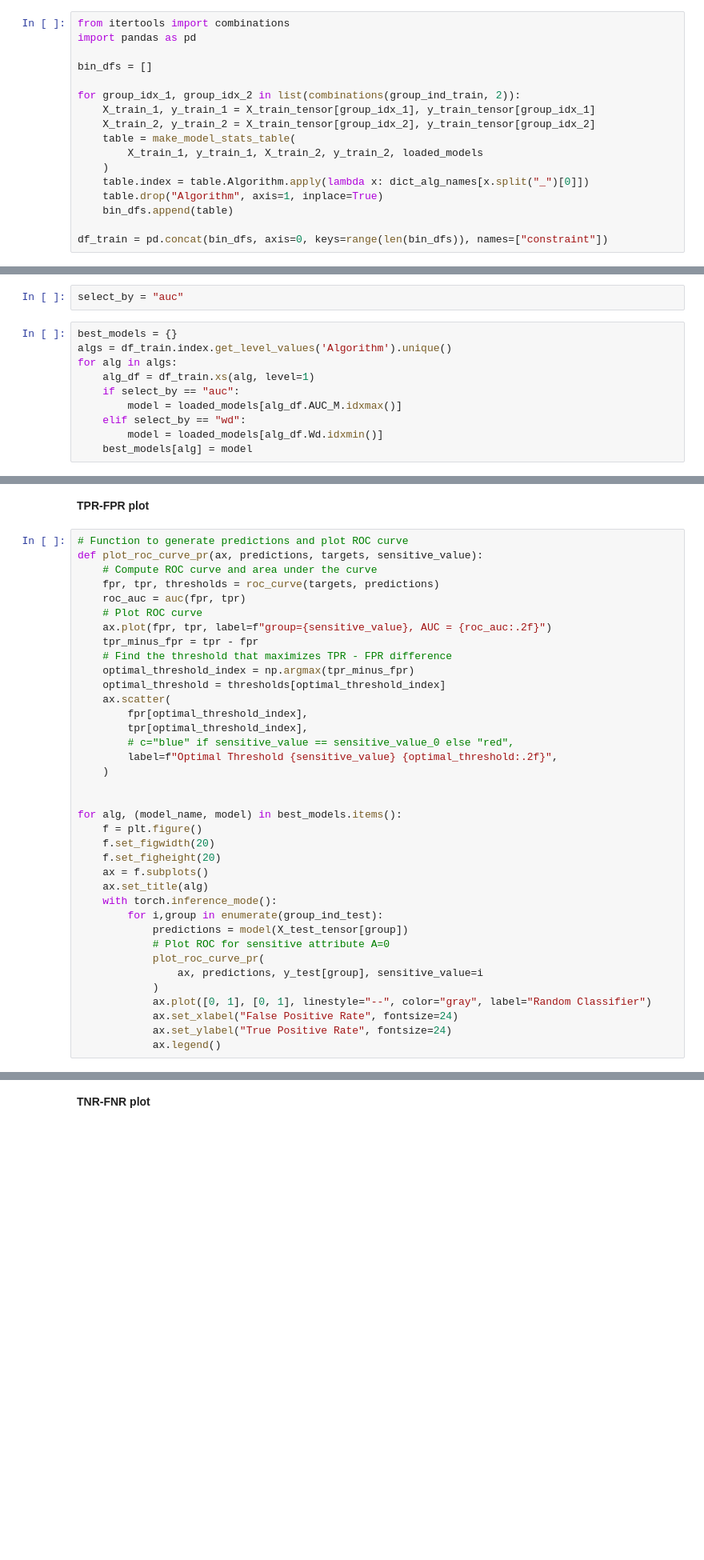
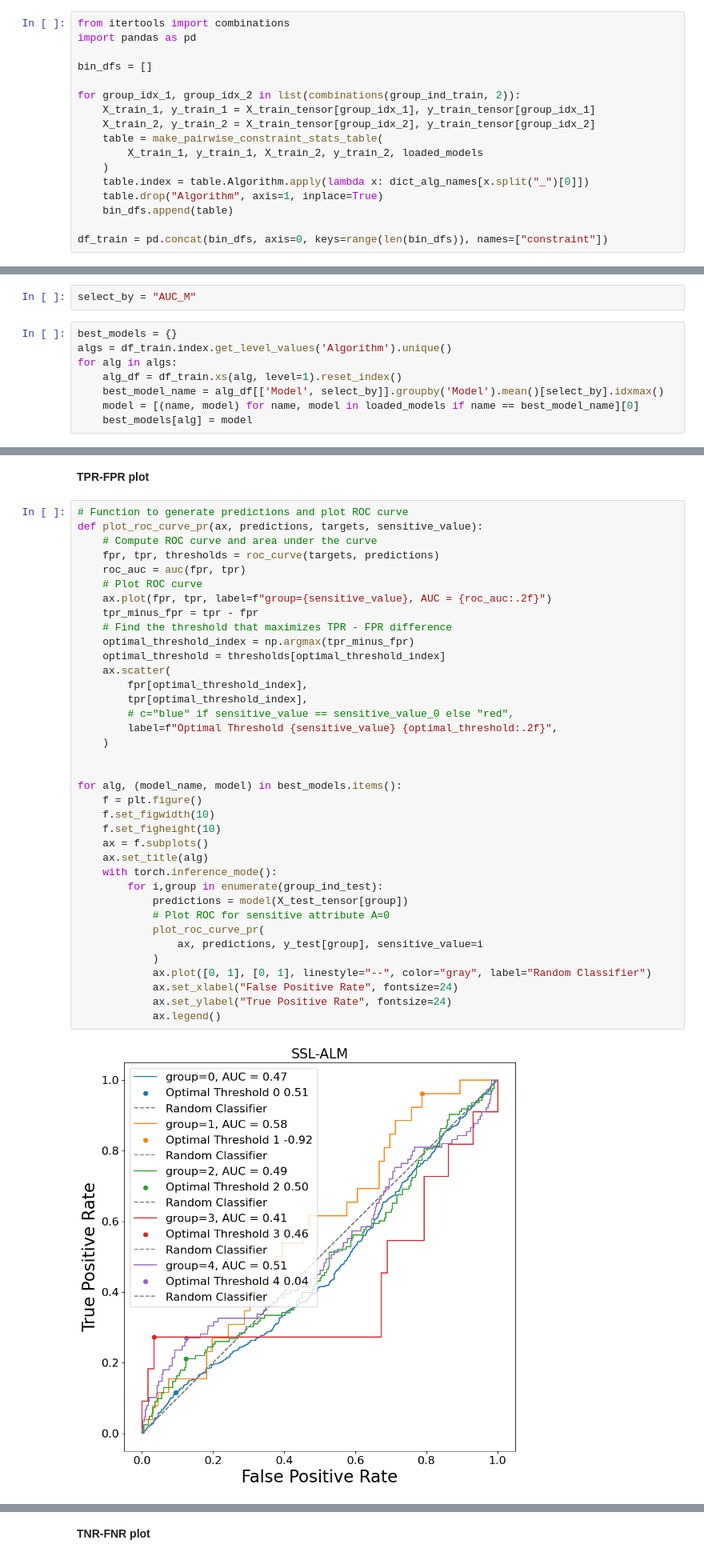
Before and after one commit to andrewklayk/humancompatible-train, a Jupyter notebook: experiments/model_plots.ipynb, the cells around one changed output, grey strips where cells are left out. Shown at 80% size. Saved outputs shown, nothing was run; the diff lists cells and outputs as text; blank space fills up the shorter version.

```diff
--- a/experiments/model_plots.ipynb
+++ b/experiments/model_plots.ipynb
@@ -122,7 +169,7 @@ bin_dfs = []
 for group_idx_1, group_idx_2 in list(combinations(group_ind_train, 2)):
     X_train_1, y_train_1 = X_train_tensor[group_idx_1], y_train_tensor[group_idx_1]
     X_train_2, y_train_2 = X_train_tensor[group_idx_2], y_train_tensor[group_idx_2]
-    table = make_model_stats_table(
+    table = make_pairwise_constraint_stats_table(
         X_train_1, y_train_1, X_train_2, y_train_2, loaded_models
     )
     table.index = table.Algorithm.apply(lambda x: dict_alg_names[x.split("_")[0]])
@@ -205,14 +287,12 @@ For now, choose the model with the highest mean AUC:
 # %%
-select_by = "auc"
+select_by = "AUC_M"
 # %%
 best_models = {}
 algs = df_train.index.get_level_values('Algorithm').unique()
 for alg in algs:
-    alg_df = df_train.xs(alg, level=1)
-    if select_by == "auc":
-        model = loaded_models[alg_df.AUC_M.idxmax()]
-    elif select_by == "wd":
-        model = loaded_models[alg_df.Wd.idxmin()]
+    alg_df = df_train.xs(alg, level=1).reset_index()
+    best_model_name = alg_df[['Model', select_by]].groupby('Model').mean()[select_by].idxmax()
+    model = [(name, model) for name, model in loaded_models if name == best_model_name][0]
     best_models[alg] = model
 # %% [markdown]
 #### Subgroup ROC
@@ -226,32 +306,34 @@ def plot_roc_curve_pr(ax, predictions, targets, sensitive_value):
     roc_auc = auc(fpr, tpr)
     # Plot ROC curve
     ax.plot(fpr, tpr, label=f"group={sensitive_value}, AUC = {roc_auc:.2f}")
     tpr_minus_fpr = tpr - fpr
     # Find the threshold that maximizes TPR - FPR difference
     optimal_threshold_index = np.argmax(tpr_minus_fpr)
     optimal_threshold = thresholds[optimal_threshold_index]
     ax.scatter(
         fpr[optimal_threshold_index],
         tpr[optimal_threshold_index],
         # c="blue" if sensitive_value == sensitive_value_0 else "red",
         label=f"Optimal Threshold {sensitive_value} {optimal_threshold:.2f}",
     )
 
 
 for alg, (model_name, model) in best_models.items():
     f = plt.figure()
-    f.set_figwidth(20)
-    f.set_figheight(20)
+    f.set_figwidth(10)
+    f.set_figheight(10)
     ax = f.subplots()
     ax.set_title(alg)
     with torch.inference_mode():
         for i,group in enumerate(group_ind_test):
             predictions = model(X_test_tensor[group])
             # Plot ROC for sensitive attribute A=0
             plot_roc_curve_pr(
                 ax, predictions, y_test[group], sensitive_value=i
             )
             ax.plot([0, 1], [0, 1], linestyle="--", color="gray", label="Random Classifier")
             ax.set_xlabel("False Positive Rate", fontsize=24)
             ax.set_ylabel("True Positive Rate", fontsize=24)
             ax.legend()
+# %% [output]
+[figure, added]
```
Also changed, not shown: parts of 15 cells of this notebook, 2 other files.
